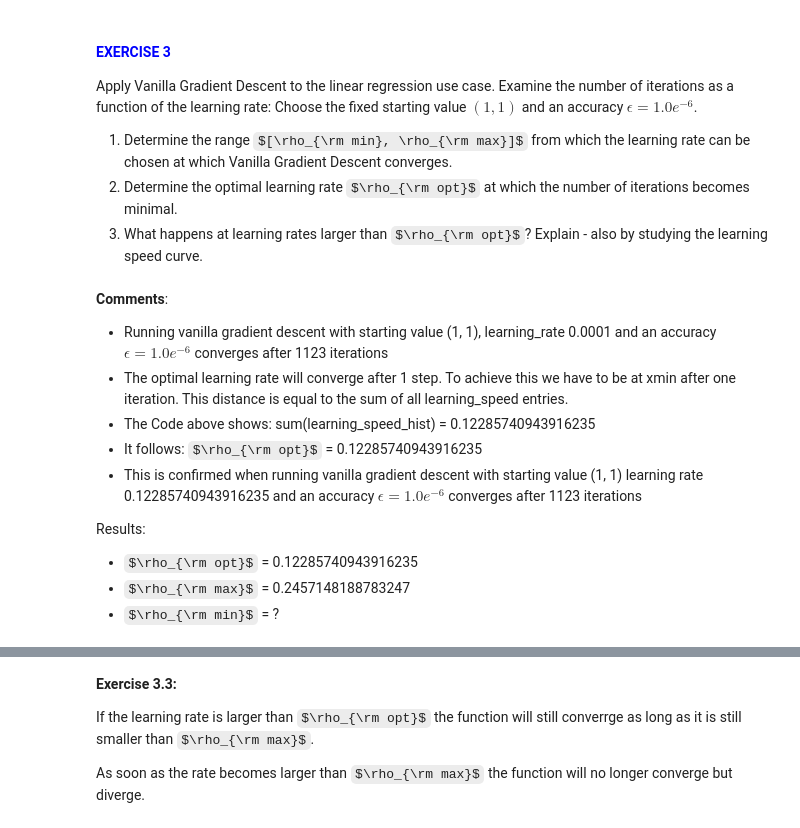
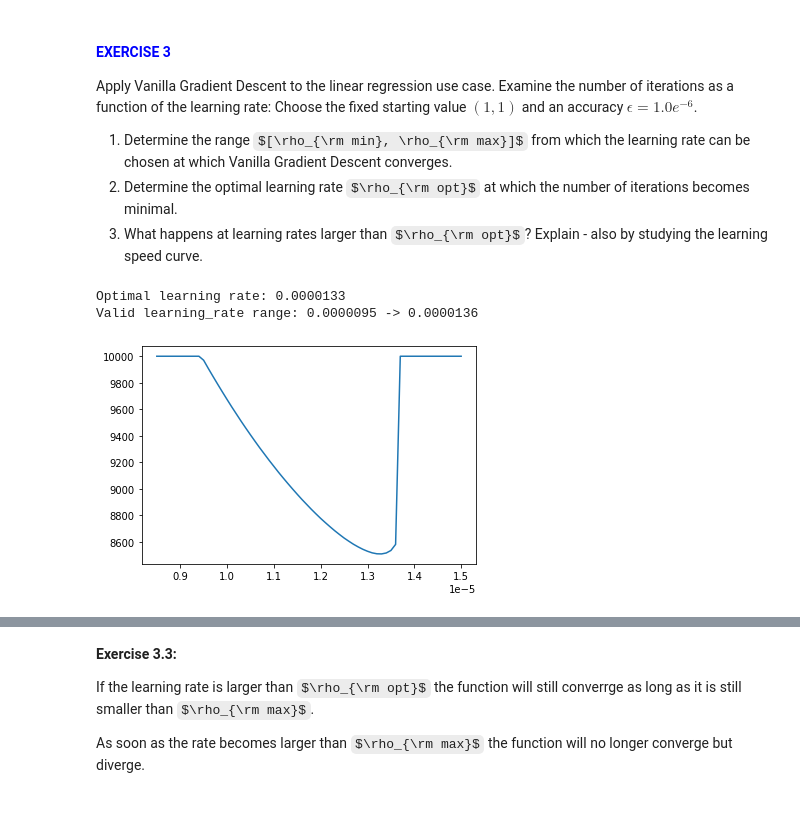
Before and after one commit to jsvilling/VANA_Assignemnts, a Jupyter notebook: gradient_descent_01-stud_villing_zellweger.ipynb, the cells around one changed output, grey strips where cells are left out. Saved outputs shown, nothing was run; the diff lists cells and outputs as text; code cells hidden in the pictures; some formulas as TeX source.

```diff
--- a/gradient_descent_01-stud_villing_zellweger.ipynb
+++ b/gradient_descent_01-stud_villing_zellweger.ipynb
@@ -274,13 +271,41 @@ print("p_max = ", 2 * p_opt)
-# %% [markdown]
-**Comments**:
-* Running vanilla gradient descent with starting value (1, 1), learning_rate 0.0001 and an accuracy $\epsilon = 1.0e^{-6}$ converges after 1123 iterations
-* The optimal learning rate will converge after 1 step. To achieve this we have to be at xmin after one iteration. This distance is equal to the sum of all learning_speed entries.
-* The Code above shows: sum(learning_speed_hist) = 0.12285740943916235
-* It follows: $\rho_{\rm opt}$ = 0.12285740943916235
-* This is confirmed when running vanilla gradient descent with starting value (1, 1) learning rate 0.12285740943916235 and an accuracy $\epsilon = 1.0e^{-6}$ converges after 1123 iterations
-
-Results:
-
-* $\rho_{\rm opt}$ = 0.12285740943916235
-* $\rho_{\rm max}$ = 0.2457148188783247
-* $\rho_{\rm min}$ = ?
+# %%
+# EXERCISE 3.1
+
+x,y = load_regression_data()
+X = design_matrix(x)
+
+# START YOUR CODE
+learning_rate_range = np.arange(8.5e-6, 1.5e-5, 1e-7)
+number_iterations_hist = np.array([])
+
+max_iterations = 10000
+min_iterations = max_iterations
+
+p_min = 0
+p_opt = 0
+p_max = 0
+
+for p in learning_rate_range:
+    _, _, learning_speed_hist = vanilla_gradient_descent(lin_regression_cost, lin_regression_gradient_cost, p, np.array([1,1]).reshape(2,1), max_iterations, eps=1.0e-6, X=X, y=y)
+    number_iterations = len(learning_speed_hist)
+    number_iterations_hist = np.append(number_iterations_hist, number_iterations)
+
+    if number_iterations < max_iterations:
+        p_max = p
+        p_min = p if p_min == 0 else p_min
+
+        if number_iterations < min_iterations:
+            min_iterations = number_iterations
+            p_opt = p
+
+
+plt.plot(learning_rate_range, number_iterations_hist)
+
+print("Optimal learning rate: ", p_opt)
+print("Valid learning_rate range: (", p_min, ", ", p_max, ")")
+
+# END YOUR CODE
+# %% [output]
+Optimal learning rate: 0.0000133
+Valid learning_rate range: 0.0000095 -> 0.0000136
+[figure, added]
```
Also changed, not shown: parts of 8 cells of this notebook.
